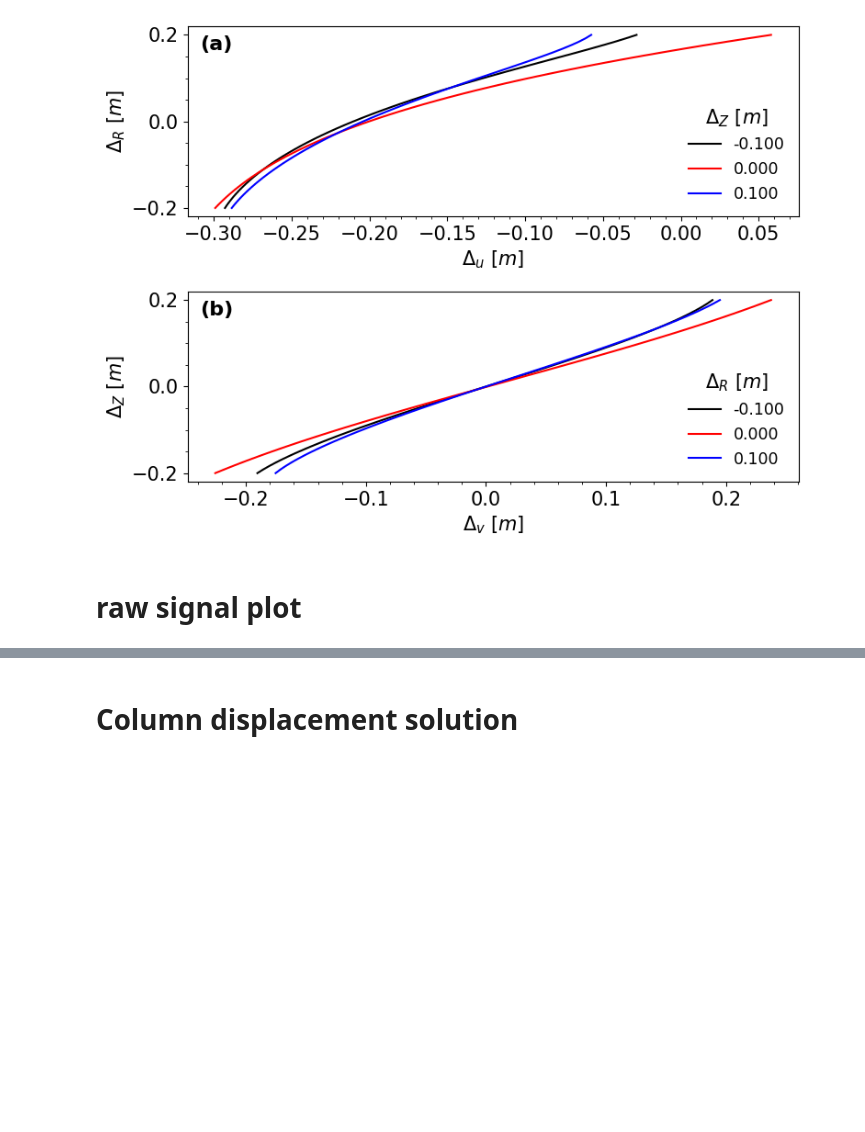
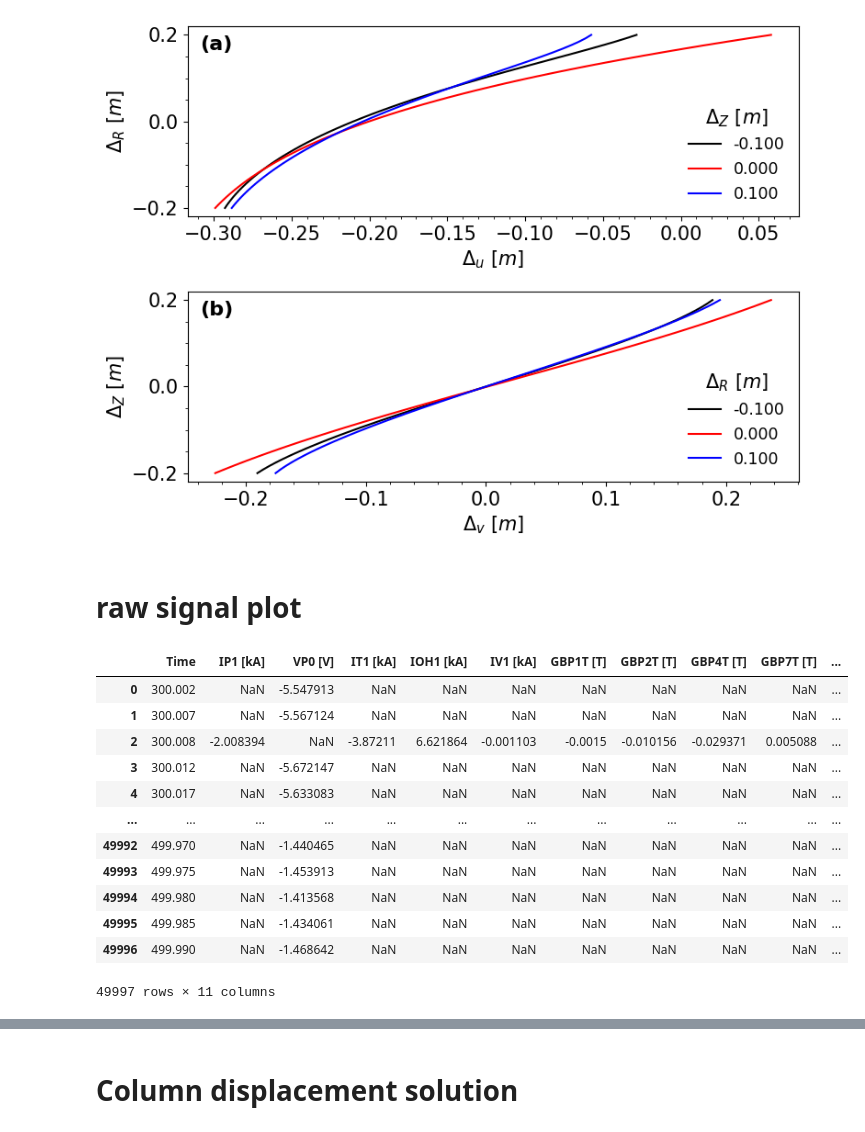
Before and after one commit to P-Attapon/TT1PlasmaColumnPosition, a Jupyter notebook: plotting.ipynb, the cells around one changed output, grey strips where cells are left out. Drawn from its saved outputs; the diff is of its cells as text; code cells hidden in the pictures; blank space fills up the shorter version.

```diff
--- a/plotting.ipynb
+++ b/plotting.ipynb
@@ -208,4 +208,20 @@ plt.savefig(save_name)
 [figure]
 # %% [markdown]
 # raw signal plot
+# %%
+df[0]
+# %% [output]
+|  | Time | IP1 [kA] | VP0 [V] | IT1 [kA] | IOH1 [kA] | IV1 [kA] | GBP1T [T] | GBP2T [T] | GBP4T [T] | GBP7T [T] | ... |
+| 0 | 300.002 | NaN | -5.547913 | NaN | NaN | NaN | NaN | NaN | NaN | NaN | ... |
+| 1 | 300.007 | NaN | -5.567124 | NaN | NaN | NaN | NaN | NaN | NaN | NaN | ... |
+| 2 | 300.008 | -2.008394 | NaN | -3.87211 | 6.621864 | -0.001103 | -0.0015 | -0.010156 | -0.029371 | 0.005088 | ... |
+| 3 | 300.012 | NaN | -5.672147 | NaN | NaN | NaN | NaN | NaN | NaN | NaN | ... |
+| 4 | 300.017 | NaN | -5.633083 | NaN | NaN | NaN | NaN | NaN | NaN | NaN | ... |
+| ... | ... | ... | ... | ... | ... | ... | ... | ... | ... | ... | ... |
+| 49992 | 499.970 | NaN | -1.440465 | NaN | NaN | NaN | NaN | NaN | NaN | NaN | ... |
+| 49993 | 499.975 | NaN | -1.453913 | NaN | NaN | NaN | NaN | NaN | NaN | NaN | ... |
+| 49994 | 499.980 | NaN | -1.413568 | NaN | NaN | NaN | NaN | NaN | NaN | NaN | ... |
+| 49995 | 499.985 | NaN | -1.434061 | NaN | NaN | NaN | NaN | NaN | NaN | NaN | ... |
+| 49996 | 499.990 | NaN | -1.468642 | NaN | NaN | NaN | NaN | NaN | NaN | NaN | ... |
+49997 rows × 11 columns
 # %%
```
Also changed, not shown: parts of 8 cells of this notebook, 11 other files.
